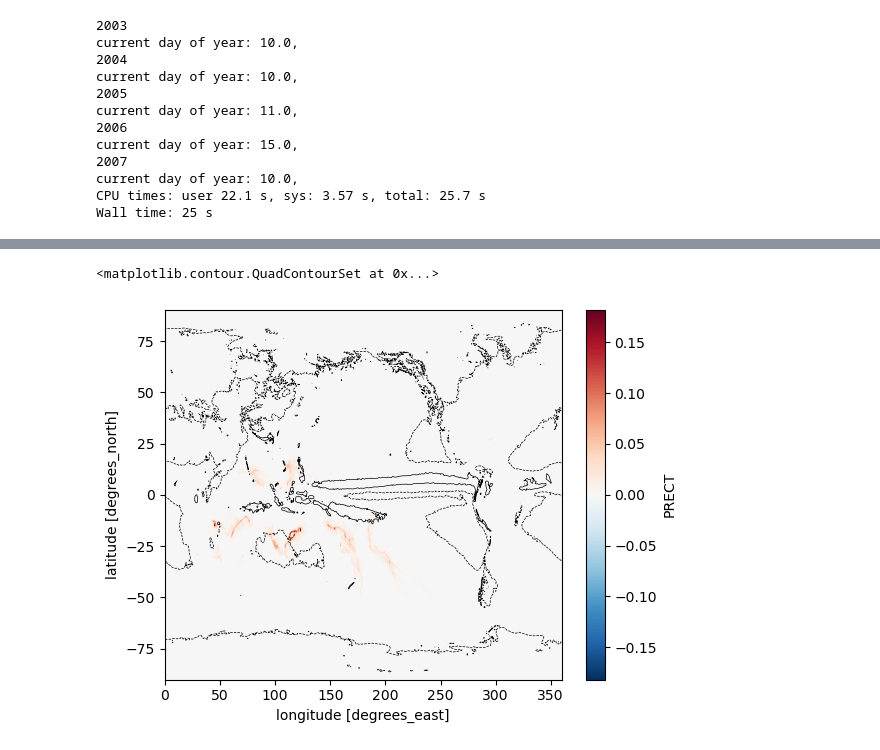
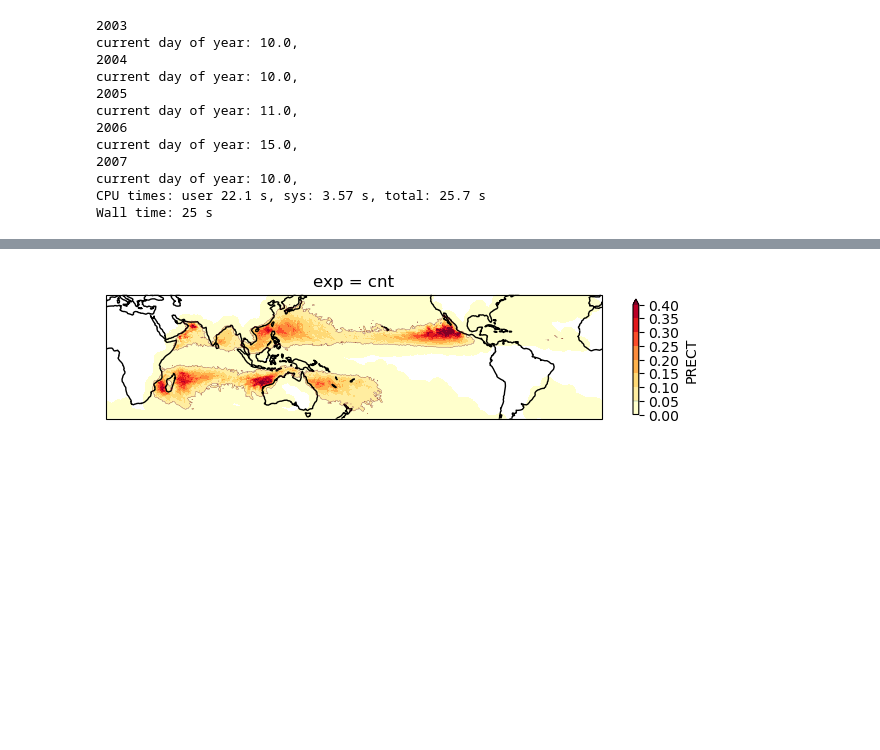
Before and after one commit to JdeJong96/TCs-under-SAI, a Jupyter notebook: tracker/additional/precipitation_sum_v2/main.ipynb, the cells around one changed output, grey strips where cells are left out. Drawn from its saved outputs; the diff is of its cells as text; code cells hidden in the pictures; blank space fills up the shorter version.

```diff
--- a/tracker/additional/precipitation_sum_v2/main.ipynb
+++ b/tracker/additional/precipitation_sum_v2/main.ipynb
@@ -211 +366,4 @@ ds = xr.open_dataset(savefile)
+# %%
+ds_tc = xr.open_dataset('PRECT_sum_TC.nc')
+ds_cam = xr.open_dataset('PRECT_sum.nc')
 # %%
@@ -219,0 +384,4 @@ pcip_sum_total = ((ds_cam.PRECT*6*60*60*1000).sum('time')/5).compute()
+# %%
+# Reference total rainfall [mm/year]
+Fprec = 365 * 24 * 3600 * 1000 # m/s to mm/year
+(ds_cam.PRECT.sel(exp='ref')*Fprec).plot(cmap='Blues', levels=[40,100, 200, 400, 600, 800, 1000, 1200,1400,2000,3000])
@@ -225,8 +411,17 @@ pcip_sum_total.plot(robust=True)
 # %%
-(ds.PRECT.mean('year')/pcip_sum_total).plot()
-pcip_sum_total.plot.contour(levels=[500,3500], colors='k', linewidths=0.5, linestyles=['--','-'])
+exp = 'cnt'
+fig = plt.figure(figsize=(8,3))
+ax = plt.axes(projection=ccrs.PlateCarree(central_longitude=180))
+Z = dsm[exp].PRECT/(ds_cam.PRECT.sel(exp=exp) * Fprec)
+Z.where(Z>0,np.nan).plot(levels=np.arange(0,0.41,0.05), transform=ccrs.PlateCarree(), cmap='YlOrRd', cbar_kwargs={'shrink':0.5})
+Z.plot.contour(levels=[0.05], linewidths=0.2, transform=ccrs.PlateCarree())
+cbax = fig.axes[-1]
+cbax.axhline(0.05,lw=0.2)
+#pcip_sum_total.plot.contour(levels=[500,3500], colors='k', linewidths=0.5, transform=ccrs.PlateCarree(), linestyles=['--','-'])
+ax.coastlines()
+#ax.set_extent((90,160,-40,40), crs=ccrs.PlateCarree())
+ax.set_extent((-180,180,-45,45), crs=ccrs.PlateCarree())
 # %% [output]
-<matplotlib.contour.QuadContourSet at 0x...>
-[figure, old version]
+[figure, new version]
 # %%
 ds.close()
```
Also changed, not shown: parts of 31 cells of this notebook, 26 other files.
